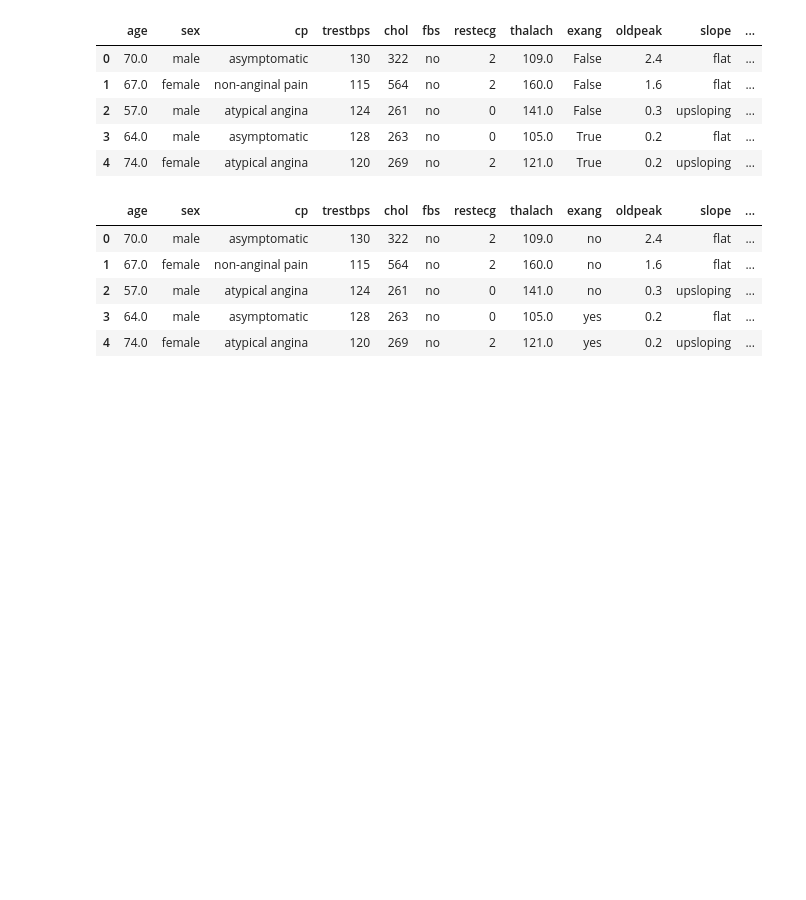
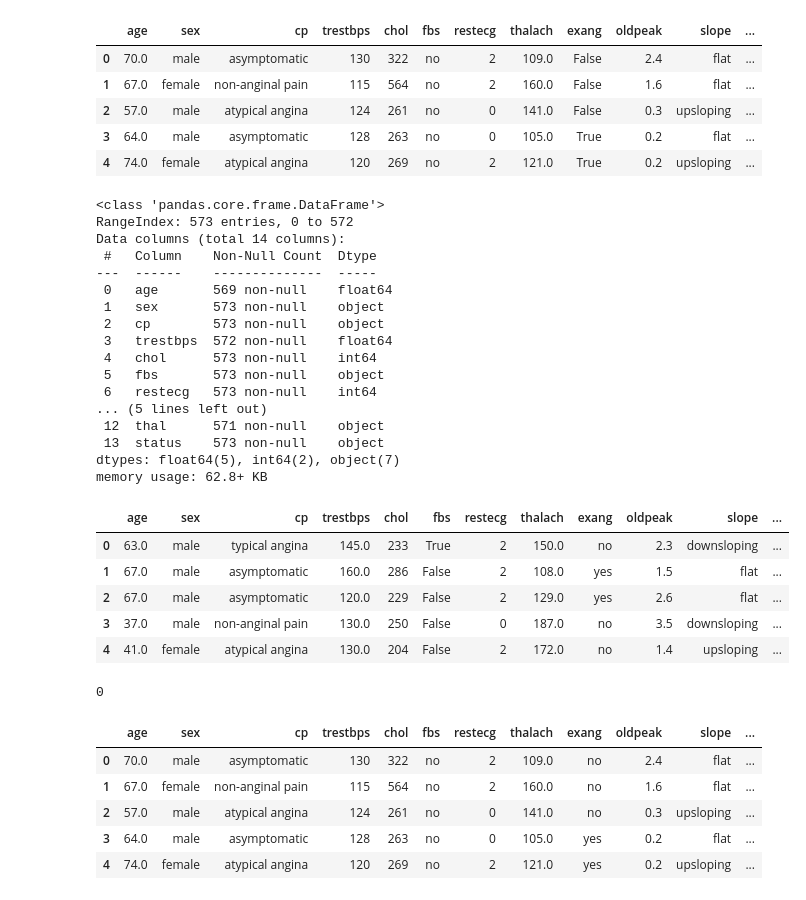
Before and after one commit to Johnnysnipes90/Datascience-Projects, a Jupyter notebook: Notebook.ipynb, the cells around one changed output. Cells and saved outputs as stored; diff of their text form; code cells hidden in the pictures; blank space fills up the shorter version.

```diff
--- a/Notebook.ipynb
+++ b/Notebook.ipynb
@@ -219,6 +219,44 @@ df_south.head()
 | 2 | 57.0 | male | atypical angina | 124 | 261 | no | 0 | 141.0 | False | 0.3 | upsloping | ... |
 | 3 | 64.0 | male | asymptomatic | 128 | 263 | no | 0 | 105.0 | True | 0.2 | flat | ... |
 | 4 | 74.0 | female | atypical angina | 120 | 269 | no | 2 | 121.0 | True | 0.2 | upsloping | ... |
+# %%
+# Merge the datasets
+df_combined = pd.concat([df_north, df_south], axis=0)
+
+# Reset index for the combined DataFrame
+df_combined.reset_index(drop=True, inplace=True)
+
+# Display the first few rows of the merged dataset
+df_combined.info()  # To check the structure of the combined dataset
+df_combined.head()
+# %% [output]
+<class 'pandas.core.frame.DataFrame'>
+RangeIndex: 573 entries, 0 to 572
+Data columns (total 14 columns):
+ #   Column    Non-Null Count  Dtype
+---  ------    --------------  -----
+ 0   age       569 non-null    float64
+ 1   sex       573 non-null    object
+ 2   cp        573 non-null    object
+ 3   trestbps  572 non-null    float64
+ 4   chol      573 non-null    int64
+ 5   fbs       573 non-null    object
+ 6   restecg   573 non-null    int64
+... (5 lines left out)
+ 12  thal      571 non-null    object
+ 13  status    573 non-null    object
+dtypes: float64(5), int64(2), object(7)
+memory usage: 62.8+ KB
+|  | age | sex | cp | trestbps | chol | fbs | restecg | thalach | exang | oldpeak | slope | ... |
+| 0 | 63.0 | male | typical angina | 145.0 | 233 | True | 2 | 150.0 | no | 2.3 | downsloping | ... |
+| 1 | 67.0 | male | asymptomatic | 160.0 | 286 | False | 2 | 108.0 | yes | 1.5 | flat | ... |
+| 2 | 67.0 | male | asymptomatic | 120.0 | 229 | False | 2 | 129.0 | yes | 2.6 | flat | ... |
+| 3 | 37.0 | male | non-anginal pain | 130.0 | 250 | False | 0 | 187.0 | no | 3.5 | downsloping | ... |
+| 4 | 41.0 | female | atypical angina | 130.0 | 204 | False | 2 | 172.0 | no | 1.4 | upsloping | ... |
+# %%
+df_combined.duplicated().sum()
+# %% [output]
+0
 # %%
 df_south['exang'] = df_south['exang'].replace({False: 'no', True: 'yes'}).astype('str')
 df_south.head()
```
Also changed, not shown: parts of 25 cells of this notebook.
